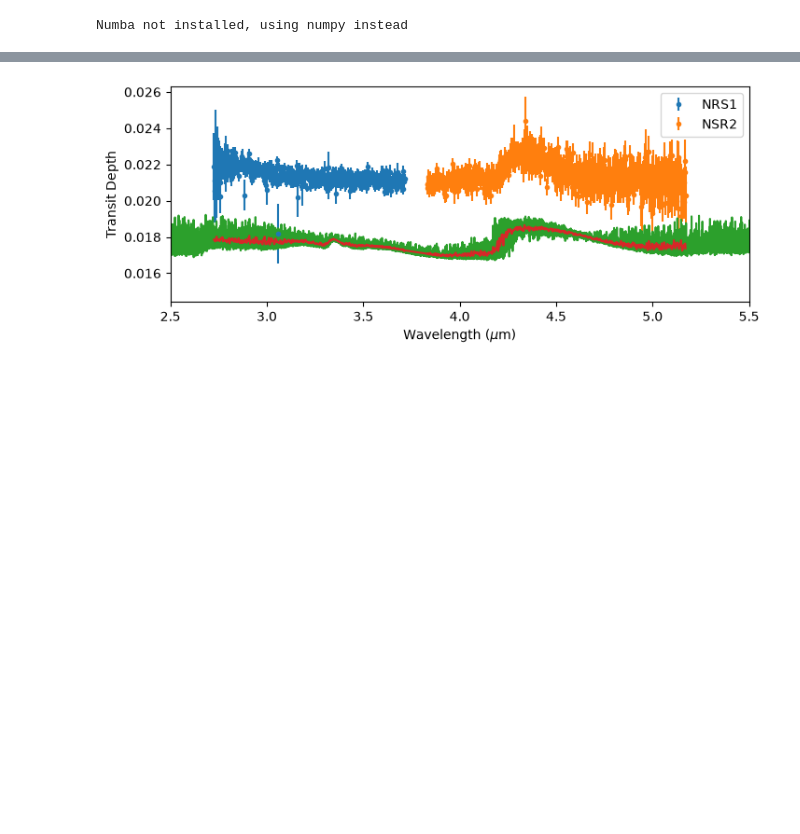
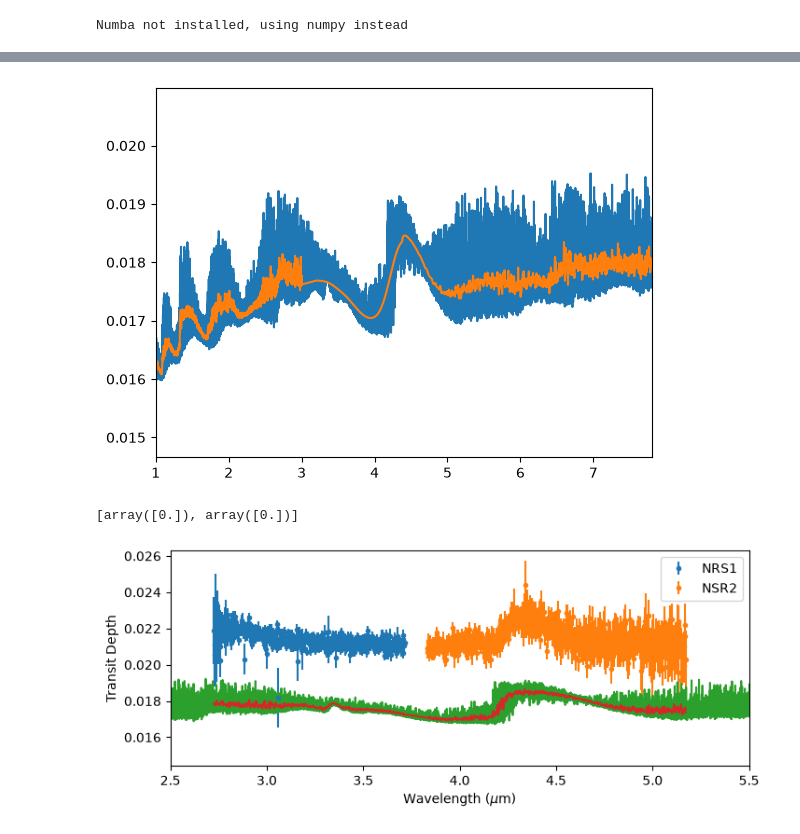
Before and after one commit to ucl-exoplanets/taurex3, a Jupyter notebook: examples/notebooks/12_instruments.ipynb, the cells around one changed output, grey strips where cells are left out. Drawn from its saved outputs; the diff is of its cells as text; code cells hidden in the pictures; blank space fills up the shorter version.

```diff
--- a/examples/notebooks/12_instruments.ipynb
+++ b/examples/notebooks/12_instruments.ipynb
@@ -25,3 +63,32 @@ out = tm.model()
+# %%
+### Now using real profiles
+
+from taurex.util.util import create_grid_res
+RES = 50000
+high_res_grid1 = create_grid_res(RES, 1, 3)
+high_res_grid2 = create_grid_res(RES, 3, 7.8)
+from taurex.binning import FluxBinnerConv
+fb = FluxBinnerConv(wlgrids= [high_res_grid1[:,0], high_res_grid2[:,0]],
+        wlgrid_widths= [high_res_grid1[:,1], high_res_grid2[:,1]],
+        broadening_profiles = ['../tmp/InstrumentFiles/jwst_nirspec_g395h_disp.fits',
+                                                   '../tmp/InstrumentFiles/jwst_nirspec_g395h_disp.fits'],
+        broadening_type = "stsci_fits",
+        wlshift = [0, 0.2],
+        max_wlbroadening = 0.1,
+        broadening_coeffs=[[0], [-3000]], ## These are the polynomial parameters.
+        broadening_basis = "resolution_poly",
+        factor_cut = 5,
+        wlres = RES,)
+
+x = fb.bindown(out[0], out[1])
+
+plt.figure()
+plt.plot(10000/out[0], out[1])
+plt.plot(x[0], x[1])
+plt.xlim(1, 7.8)
+plt.show()
+# %% [output]
+[figure, added]
 # %%
 from taurex.data.spectrum import OffsetSpectraCont
 obs = OffsetSpectraCont(path_spectra=['../tmp/spectra/wasp39b_NRS1_Carter2024.txt',
@@ -34,7 +102,9 @@ obs = OffsetSpectraCont(path_spectra=['../tmp/spectra/wasp39b_NRS1_Carter2024.tx
 inst_binner = obs.create_binner()
 out_bin = inst_binner.bindown(out[0], out[1])
 # %%
-#spectrum._raw
+obs.broadening_coeffs
+# %% [output]
+[array([0.]), array([0.])]
 # %%
 plt.figure(figsize=(8,3))
 plt.errorbar(obs._raw[0][:,0],obs._raw[0][:,1], yerr=obs._raw[0][:,2], fmt='.', label='NRS1')
```
Also changed, not shown: parts of 9 cells of this notebook, 2 other files.
